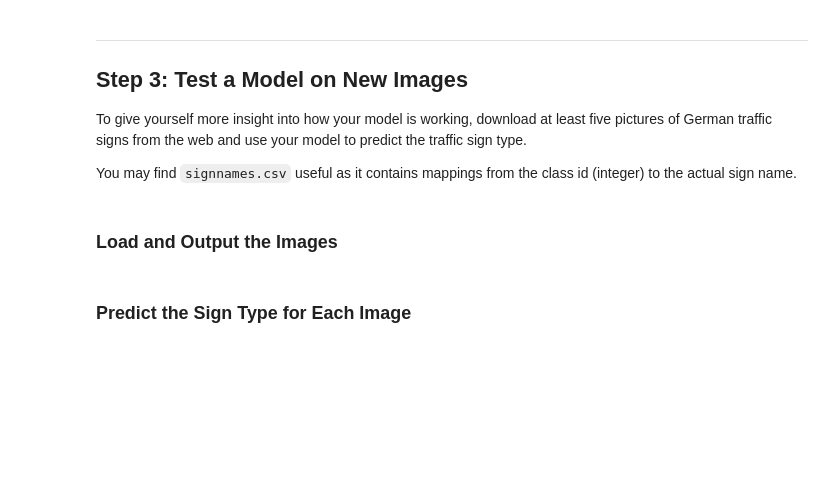
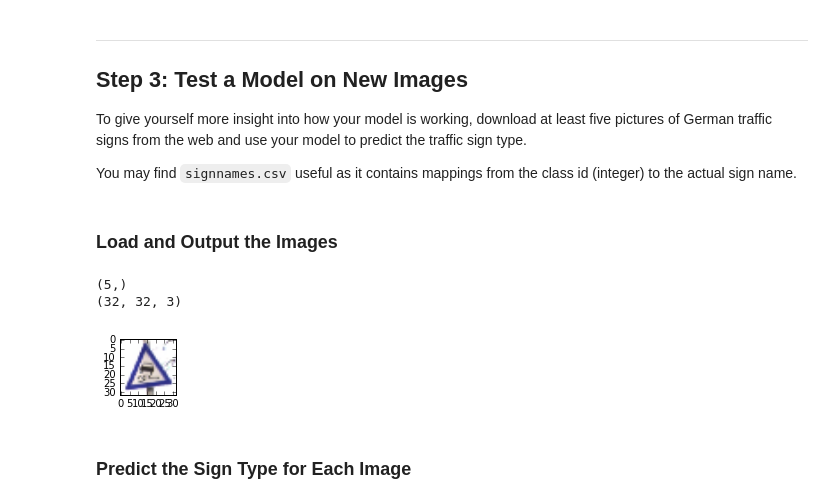
Before and after one commit to romth777/CarND-Traffic-Sign-Classifier-Project, a Jupyter notebook: Traffic_Sign_Classifier.ipynb, the cells around one changed output. Saved outputs shown, nothing was run; the diff lists cells and outputs as text; code cells hidden in the pictures; blank space fills up the shorter version.

```diff
--- a/Traffic_Sign_Classifier.ipynb
+++ b/Traffic_Sign_Classifier.ipynb
@@ -301,3 +368,32 @@ You may find `signnames.csv` useful as it contains mappings from the class id (i
+# %%
+### Load the images and plot them here.
+### Feel free to use as many code cells as needed.
+import cv2
+import matplotlib.pyplot as plt
+# Visualizations will be shown in the notebook.
+%matplotlib inline
+
+img_list = ["00000_00023.jpg", "00006_00028.jpg", "2.png", "00009_00029.jpg", "00020_00024.jpg"]
+
+X_set_test = np.ndarray([5, 32, 32, 3], dtype=np.uint8)
+y_set_test = np.ndarray([5], dtype=np.uint8)
+y_set_test_label = [11, 4, 12, 23, 17]
+print(y_set_test.shape)
+
+for i in range(X_set_test.shape[0]):
+    X_set_test[i] = cv2.resize(cv2.imread(img_list[i]), (32, 32))
+    y_set_test[i] = y_set_test_label[i]
+
+index = random.randint(0, X_set_test.shape[0])
+image = X_set_test[index].squeeze()
+
+plt.figure(figsize=(1,1))
+plt.imshow(image)
+print(image.shape)
+# %% [output]
+(5,)
+(32, 32, 3)
+[figure, added]
 # %% [markdown]
 ### Predict the Sign Type for Each Image
 # %%
```
Also changed, not shown: parts of 15 cells of this notebook, 7 other files.
